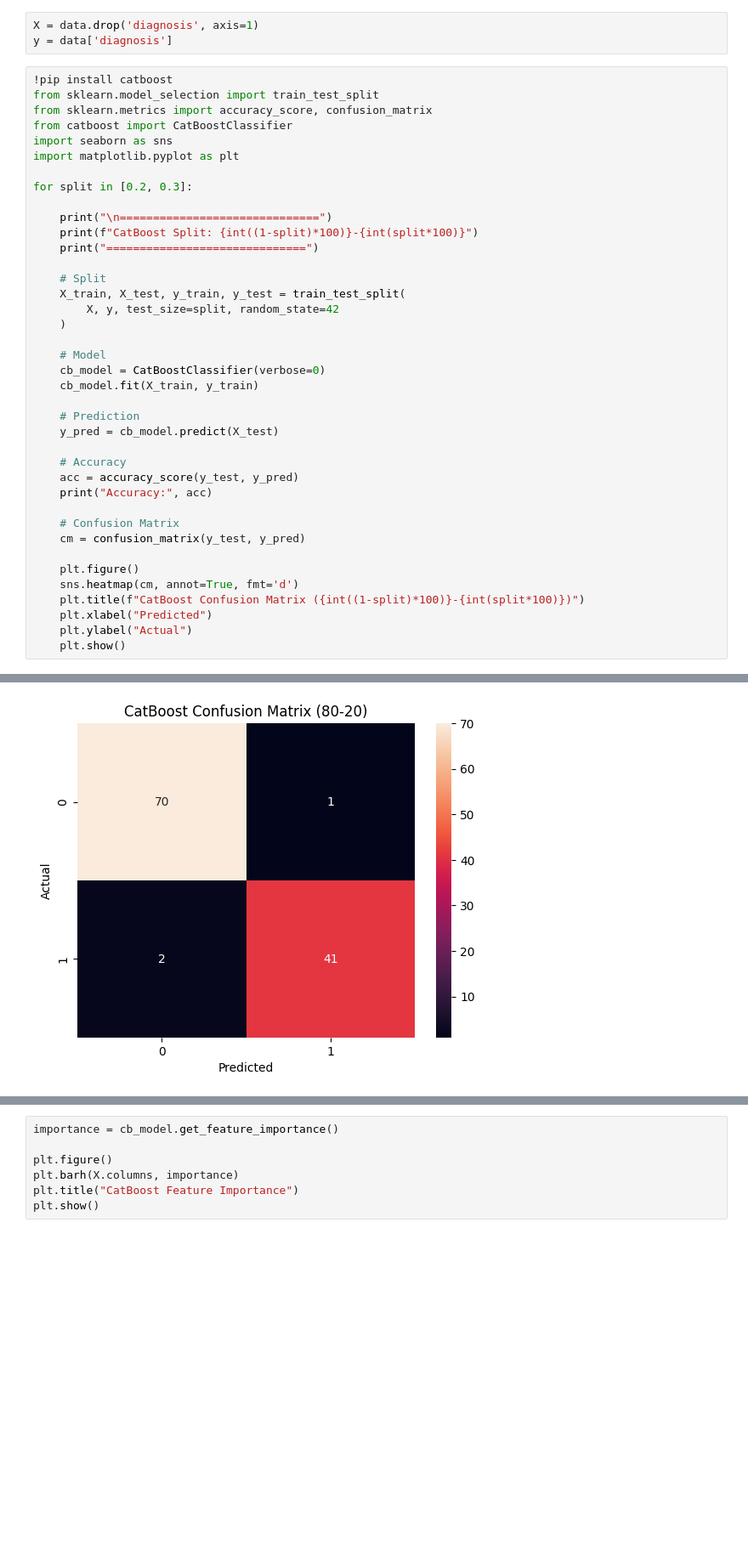
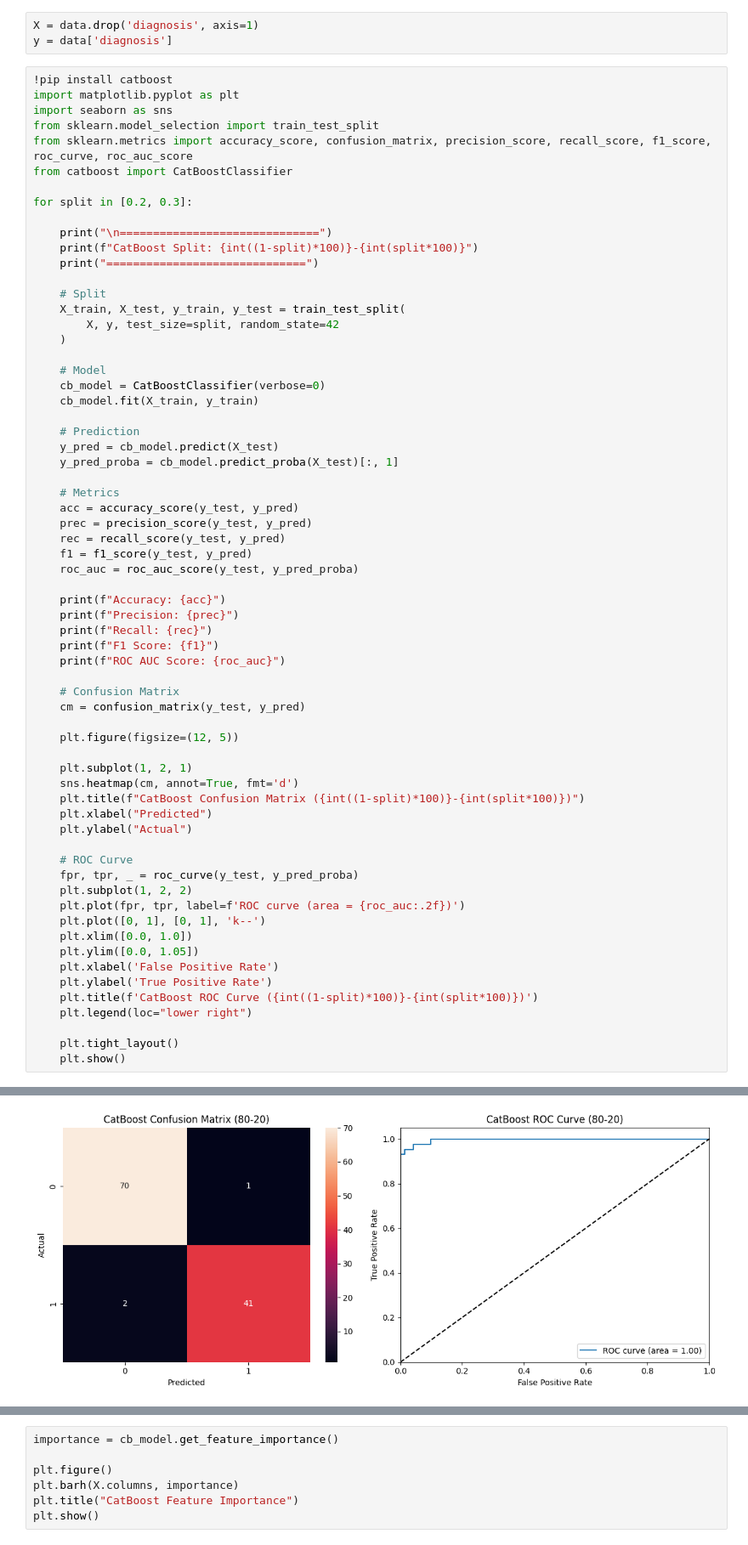
Before and after one commit to shivampatle2004/Machine-Learning-, a Jupyter notebook: CatBoost_Ansh_CS23185.ipynb, the cells around one changed output, grey strips where cells are left out. Shown at 85% size. Cells and saved outputs as stored; diff of their text form; blank space fills up the shorter version.

```diff
--- a/CatBoost_Ansh_CS23185.ipynb
+++ b/CatBoost_Ansh_CS23185.ipynb
@@ -61,11 +61,11 @@ X = data.drop('diagnosis', axis=1)
 y = data['diagnosis']
 # %%
 !pip install catboost
+import matplotlib.pyplot as plt
+import seaborn as sns
 from sklearn.model_selection import train_test_split
-from sklearn.metrics import accuracy_score, confusion_matrix
+from sklearn.metrics import accuracy_score, confusion_matrix, precision_score, recall_score, f1_score, roc_curve, roc_auc_score
 from catboost import CatBoostClassifier
-import seaborn as sns
-import matplotlib.pyplot as plt
 
 for split in [0.2, 0.3]:
 
@@ -84,19 +84,45 @@ for split in [0.2, 0.3]:
 
     # Prediction
     y_pred = cb_model.predict(X_test)
+    y_pred_proba = cb_model.predict_proba(X_test)[:, 1]
 
-    # Accuracy
+    # Metrics
     acc = accuracy_score(y_test, y_pred)
-    print("Accuracy:", acc)
+    prec = precision_score(y_test, y_pred)
+    rec = recall_score(y_test, y_pred)
+    f1 = f1_score(y_test, y_pred)
+    roc_auc = roc_auc_score(y_test, y_pred_proba)
+
+    print(f"Accuracy: {acc}")
+    print(f"Precision: {prec}")
+    print(f"Recall: {rec}")
+    print(f"F1 Score: {f1}")
+    print(f"ROC AUC Score: {roc_auc}")
 
     # Confusion Matrix
     cm = confusion_matrix(y_test, y_pred)
 
-    plt.figure()
+    plt.figure(figsize=(12, 5))
+
+    plt.subplot(1, 2, 1)
     sns.heatmap(cm, annot=True, fmt='d')
     plt.title(f"CatBoost Confusion Matrix ({int((1-split)*100)}-{int(split*100)})")
     plt.xlabel("Predicted")
     plt.ylabel("Actual")
+
+    # ROC Curve
+    fpr, tpr, _ = roc_curve(y_test, y_pred_proba)
+    plt.subplot(1, 2, 2)
+    plt.plot(fpr, tpr, label=f'ROC curve (area = {roc_auc:.2f})')
+    plt.plot([0, 1], [0, 1], 'k--')
+    plt.xlim([0.0, 1.0])
+    plt.ylim([0.0, 1.05])
+    plt.xlabel('False Positive Rate')
+    plt.ylabel('True Positive Rate')
+    plt.title(f'CatBoost ROC Curve ({int((1-split)*100)}-{int(split*100)})')
+    plt.legend(loc="lower right")
+
+    plt.tight_layout()
     plt.show()
 # %% [output]
 Collecting catboost
@@ -119,4 +145,4 @@ Accuracy: 0.9736842105263158
-[figure, old version]
+[figure, new version]
 ==============================
 CatBoost Split: 70-30
 ==============================
```
Also changed, not shown: parts of 1 cell of this notebook.
